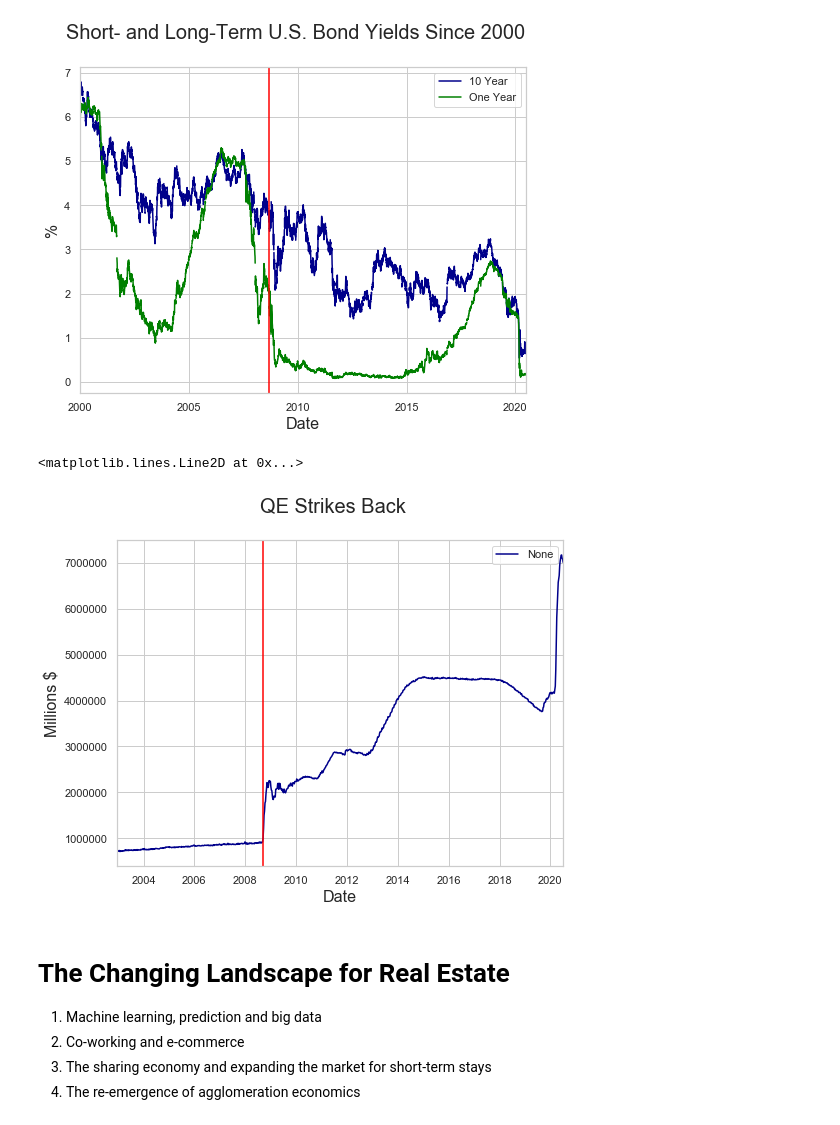
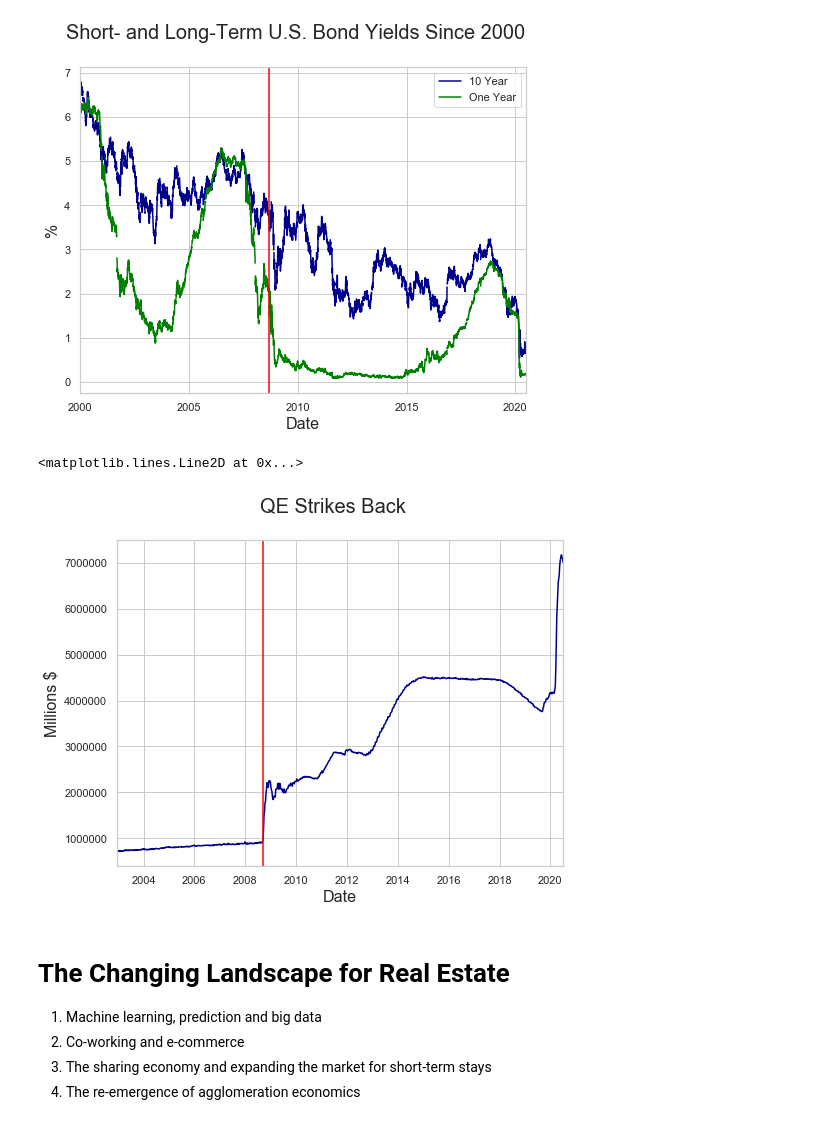
Before and after one commit to thsavage/Hirsh-Fellows-Real-Estate-Finance, a Jupyter notebook: Hirsh Felllows An Assessment of the Current State of Real Estate.ipynb, the cells around one changed output. Cells and saved outputs as stored; diff of their text form; code cells hidden in the pictures.

```diff
--- a/Hirsh Felllows An Assessment of the Current State of Real Estate.ipynb
+++ b/Hirsh Felllows An Assessment of the Current State of Real Estate.ipynb
@@ -241,15 +241,14 @@ plt.axvline(dt.datetime(2008, 9, 15), color="red")
 # %%
 balance_sheet = fred.get_series("WALCL", observation_start='2000-01-01')
 
 balance_sheet.plot(color='darkblue', figsize=(8, 6))
 plt.suptitle('QE Strikes Back', fontsize=20)
 plt.xlabel('Date', fontsize=16)
 plt.ylabel('Millions $', fontsize=16)
-plt.legend()
 plt.axvline(dt.datetime(2008, 9, 15), color="red")
 # %% [output]
 <matplotlib.lines.Line2D at 0x...>
-[figure, old version]
+[figure, new version]
 # %% [markdown]
 # The Changing Landscape for Real Estate
 
```
